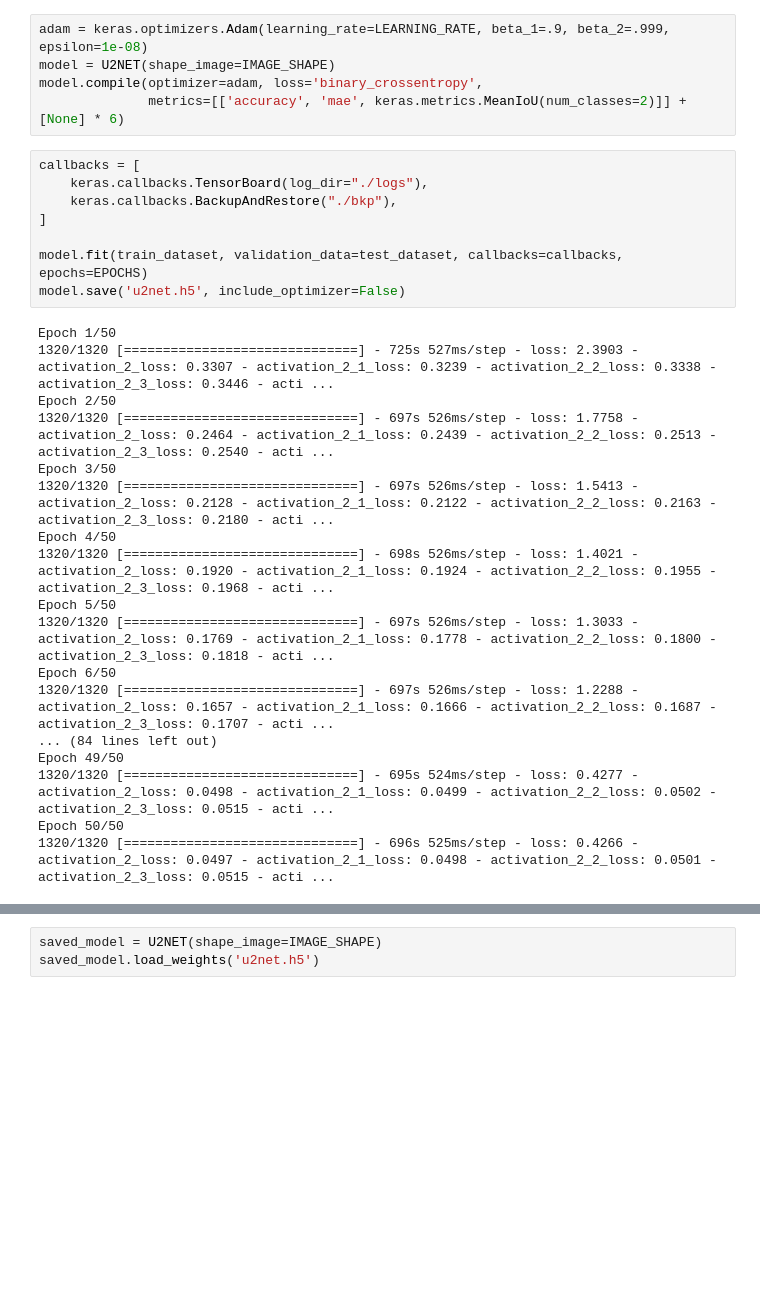
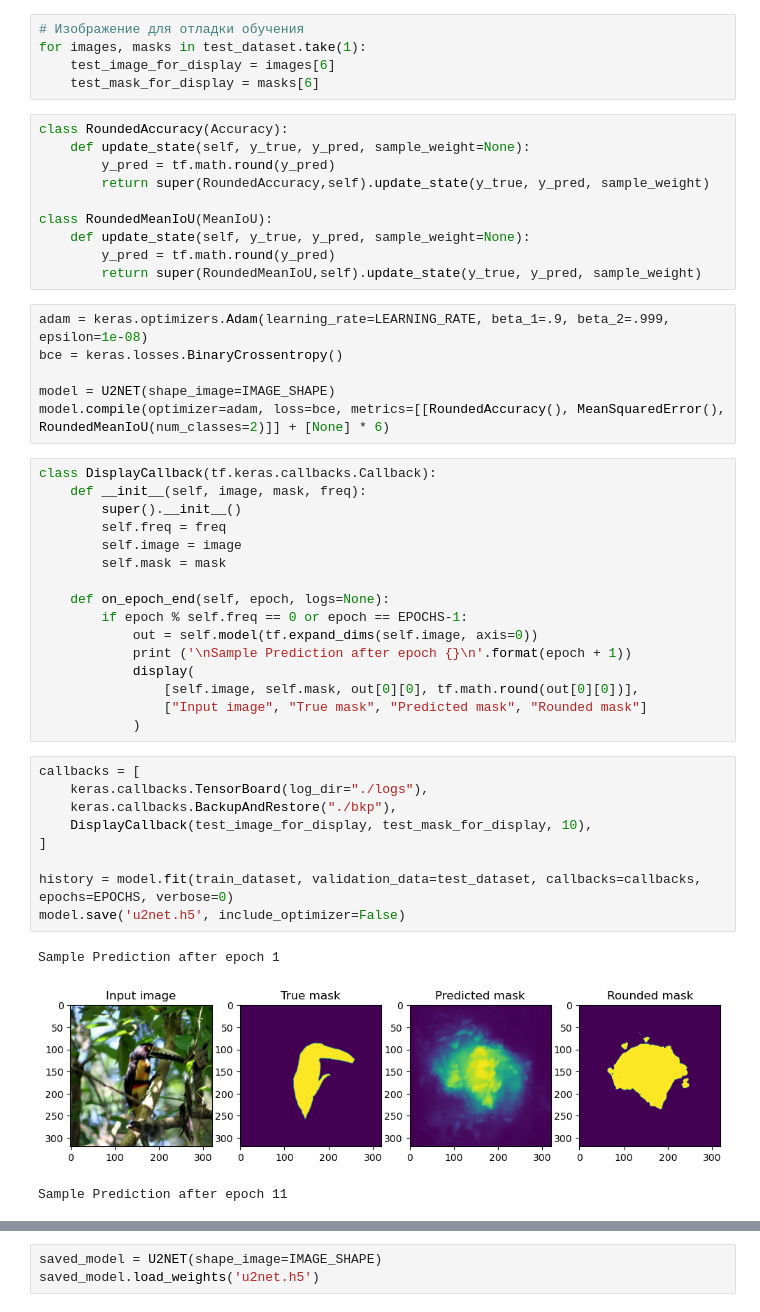
Before and after one commit to Rybchits/salient-object-detection, a Jupyter notebook: u2net.ipynb, the cells around one changed output, grey strips where cells are left out. Saved outputs shown, nothing was run; the diff lists cells and outputs as text; blank space fills up the shorter version.

```diff
--- a/u2net.ipynb
+++ b/u2net.ipynb
@@ -57,31 +60,50 @@ for images, masks in train_dataset.take(2):
+# %%
+# Изображение для отладки обучения
+for images, masks in test_dataset.take(1):
+    test_image_for_display = images[6]
+    test_mask_for_display = masks[6]
+# %%
+class RoundedAccuracy(Accuracy):
+    def update_state(self, y_true, y_pred, sample_weight=None):
+        y_pred = tf.math.round(y_pred)
+        return super(RoundedAccuracy,self).update_state(y_true, y_pred, sample_weight)
+
+class RoundedMeanIoU(MeanIoU):
+    def update_state(self, y_true, y_pred, sample_weight=None):
+        y_pred = tf.math.round(y_pred)
+        return super(RoundedMeanIoU,self).update_state(y_true, y_pred, sample_weight)
 # %%
 adam = keras.optimizers.Adam(learning_rate=LEARNING_RATE, beta_1=.9, beta_2=.999, epsilon=1e-08)
+bce = keras.losses.BinaryCrossentropy()
+
 model = U2NET(shape_image=IMAGE_SHAPE)
-model.compile(optimizer=adam, loss='binary_crossentropy',
-              metrics=[['accuracy', 'mae', keras.metrics.MeanIoU(num_classes=2)]] + [None] * 6)
+model.compile(optimizer=adam, loss=bce, metrics=[[RoundedAccuracy(), MeanSquaredError(), RoundedMeanIoU(num_classes=2)]] + [None] * 6)
+# %%
+class DisplayCallback(tf.keras.callbacks.Callback):
+    def __init__(self, image, mask, freq):
+        super().__init__()
+        self.freq = freq
+        self.image = image
+        self.mask = mask
+
+    def on_epoch_end(self, epoch, logs=None):
+        if epoch % self.freq == 0 or epoch == EPOCHS-1:
+            out = self.model(tf.expand_dims(self.image, axis=0))
+            print ('\nSample Prediction after epoch {}\n'.format(epoch + 1))
+            display(
+                [self.image, self.mask, out[0][0], tf.math.round(out[0][0])],
+                ["Input image", "True mask", "Predicted mask", "Rounded mask"]
+            )
 # %%
 callbacks = [
     keras.callbacks.TensorBoard(log_dir="./logs"),
     keras.callbacks.BackupAndRestore("./bkp"),
+    DisplayCallback(test_image_for_display, test_mask_for_display, 10),
 ]
 
-model.fit(train_dataset, validation_data=test_dataset, callbacks=callbacks, epochs=EPOCHS)
+history = model.fit(train_dataset, validation_data=test_dataset, callbacks=callbacks, epochs=EPOCHS, verbose=0)
 model.save('u2net.h5', include_optimizer=False)
 # %% [output]
-Epoch 1/50
-1320/1320 [==============================] - 725s 527ms/step - loss: 2.3903 - activation_2_loss: 0.3307 - activation_2_1_loss: 0.3239 - activation_2_2_loss: 0.3338 - activation_2_3_loss: 0.3446 - acti ...
-Epoch 2/50
-1320/1320 [==============================] - 697s 526ms/step - loss: 1.7758 - activation_2_loss: 0.2464 - activation_2_1_loss: 0.2439 - activation_2_2_loss: 0.2513 - activation_2_3_loss: 0.2540 - acti ...
-Epoch 3/50
-1320/1320 [==============================] - 697s 526ms/step - loss: 1.5413 - activation_2_loss: 0.2128 - activation_2_1_loss: 0.2122 - activation_2_2_loss: 0.2163 - activation_2_3_loss: 0.2180 - acti ...
-Epoch 4/50
-1320/1320 [==============================] - 698s 526ms/step - loss: 1.4021 - activation_2_loss: 0.1920 - activation_2_1_loss: 0.1924 - activation_2_2_loss: 0.1955 - activation_2_3_loss: 0.1968 - acti ...
-Epoch 5/50
-1320/1320 [==============================] - 697s 526ms/step - loss: 1.3033 - activation_2_loss: 0.1769 - activation_2_1_loss: 0.1778 - activation_2_2_loss: 0.1800 - activation_2_3_loss: 0.1818 - acti ...
-Epoch 6/50
-1320/1320 [==============================] - 697s 526ms/step - loss: 1.2288 - activation_2_loss: 0.1657 - activation_2_1_loss: 0.1666 - activation_2_2_loss: 0.1687 - activation_2_3_loss: 0.1707 - acti ...
-... (84 lines left out)
-Epoch 49/50
-1320/1320 [==============================] - 695s 524ms/step - loss: 0.4277 - activation_2_loss: 0.0498 - activation_2_1_loss: 0.0499 - activation_2_2_loss: 0.0502 - activation_2_3_loss: 0.0515 - acti ...
-Epoch 50/50
-1320/1320 [==============================] - 696s 525ms/step - loss: 0.4266 - activation_2_loss: 0.0497 - activation_2_1_loss: 0.0498 - activation_2_2_loss: 0.0501 - activation_2_3_loss: 0.0515 - acti ...
+Sample Prediction after epoch 1
+[figure, added]
+Sample Prediction after epoch 11
```
Also changed, not shown: parts of 9 cells of this notebook, 3 other files.
